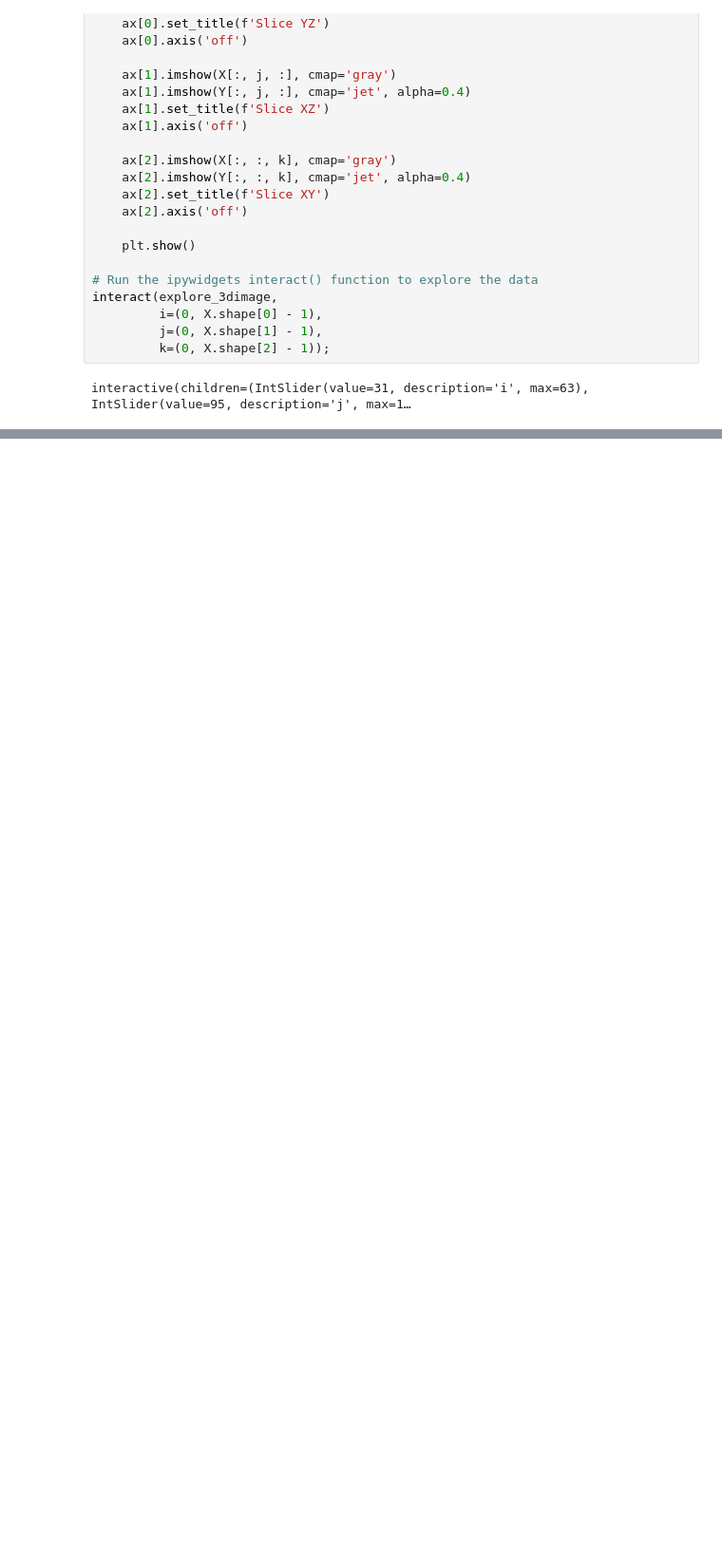
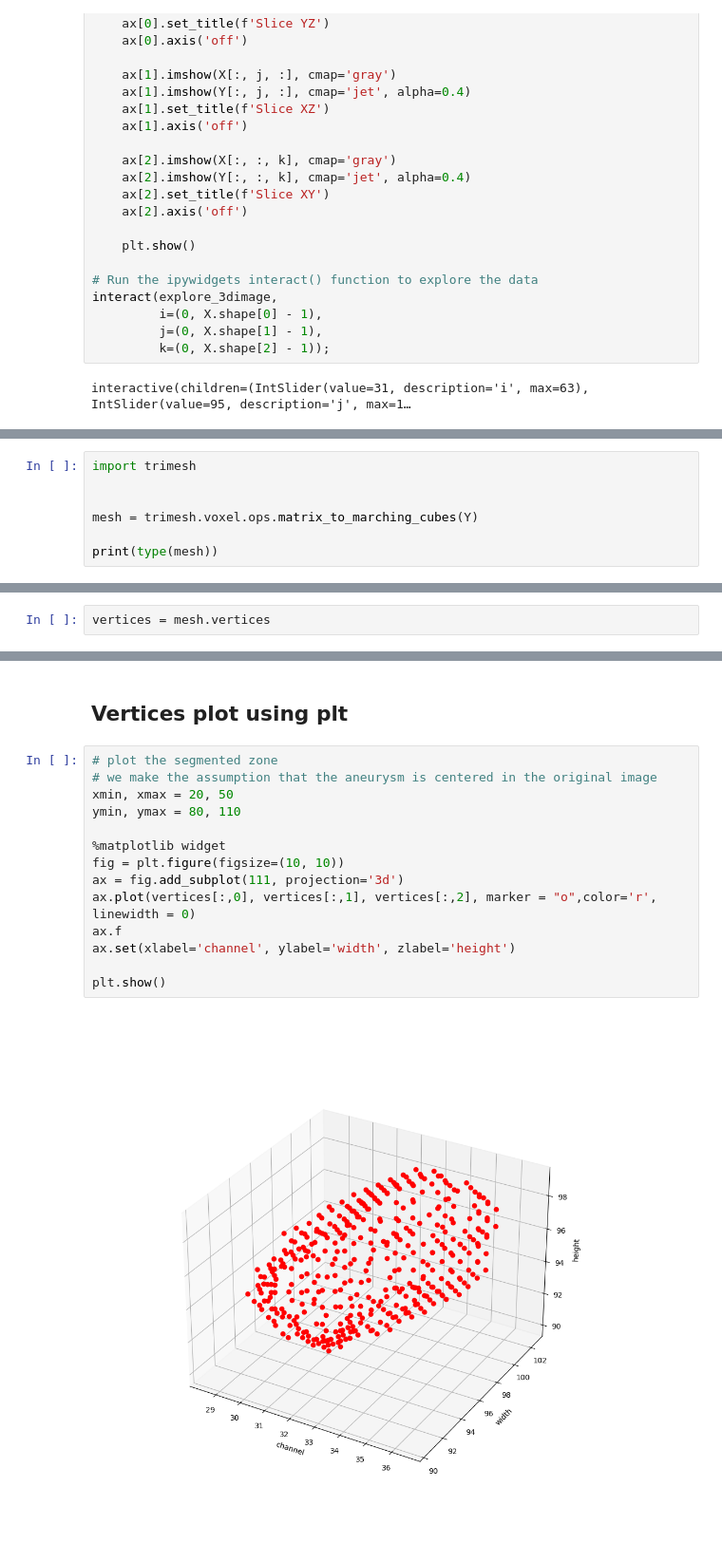
Before and after one commit to 19tchoubou/anevrisme_segmentation, a Jupyter notebook: explore_data.ipynb, the cells around one changed output, grey strips where cells are left out. Shown at 95% size. Cells and saved outputs as stored; diff of their text form; blank space fills up the shorter version.

```diff
--- a/explore_data.ipynb
+++ b/explore_data.ipynb
@@ -115,0 +140,7 @@ plt.show()
+# %%
+import trimesh
+
+
+mesh = trimesh.voxel.ops.matrix_to_marching_cubes(Y)
+
+print(type(mesh))
@@ -115,0 +165,2 @@ plt.show()
+# %%
+vertices = mesh.vertices
@@ -115,0 +189,18 @@ plt.show()
+# %% [markdown]
+## Vertices plot using plt
+# %%
+# plot the segmented zone
+# we make the assumption that the aneurysm is centered in the original image
+xmin, xmax = 20, 50
+ymin, ymax = 80, 110
+
+%matplotlib widget
+fig = plt.figure(figsize=(10, 10))
+ax = fig.add_subplot(111, projection='3d')
+ax.plot(vertices[:,0], vertices[:,1], vertices[:,2], marker = "o",color='r', linewidth = 0)
+ax.f
+ax.set(xlabel='channel', ylabel='width', zlabel='height')
+
+plt.show()
+# %% [output]
+[figure, added]
```
Also changed, not shown: parts of 20 cells of this notebook.
